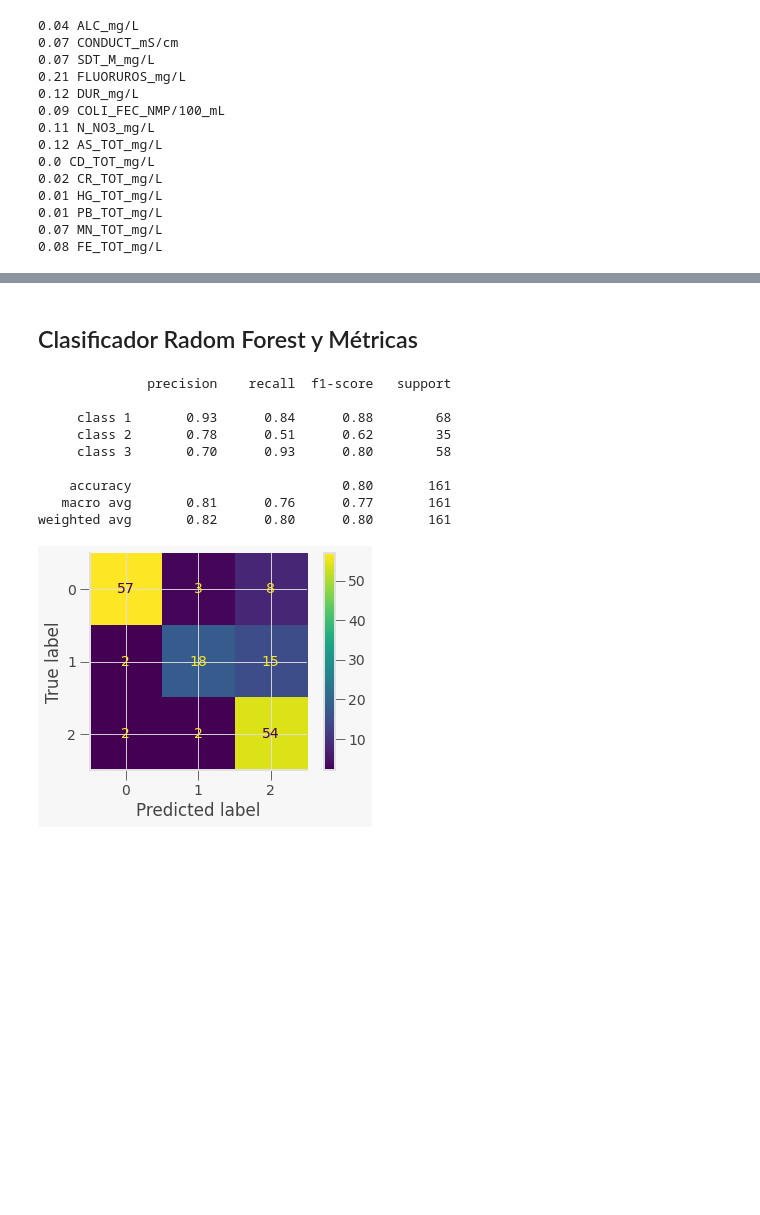
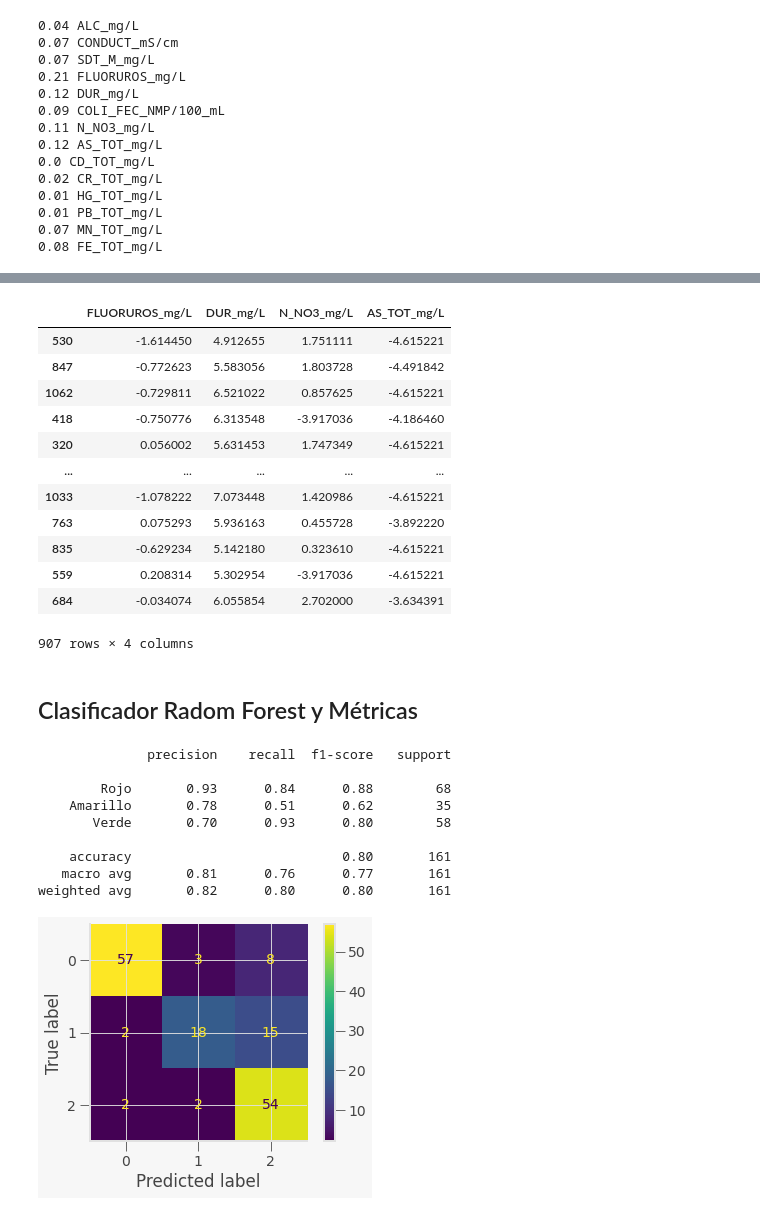
Before and after one commit to PosgradoMNA/actividades-del-projecto-cad_equipo_18, a Jupyter notebook: Equipo_18_Entrega_2_Aguas_Subterraneas.ipynb, the cells around one changed output, grey strips where cells are left out. Saved outputs shown, nothing was run; the diff lists cells and outputs as text; code cells hidden in the pictures; blank space fills up the shorter version.

```diff
--- a/Equipo_18_Entrega_2_Aguas_Subterraneas.ipynb
+++ b/Equipo_18_Entrega_2_Aguas_Subterraneas.ipynb
@@ -1116,6 +1121,22 @@ from sklearn.metrics import classification_report, ConfusionMatrixDisplay
 X = X[['FLUORUROS_mg/L','DUR_mg/L','N_NO3_mg/L','AS_TOT_mg/L']] #Seleccionando las caracteristicas numéricas de mayor importancia
 
 X_train, X_test, y_train, y_test = train_test_split(X, Y, train_size=0.85, random_state=0)
+# %%
+X_train
+# %% [output]
+|  | FLUORUROS_mg/L | DUR_mg/L | N_NO3_mg/L | AS_TOT_mg/L |
+| 530 | -1.614450 | 4.912655 | 1.751111 | -4.615221 |
+| 847 | -0.772623 | 5.583056 | 1.803728 | -4.491842 |
+| 1062 | -0.729811 | 6.521022 | 0.857625 | -4.615221 |
+| 418 | -0.750776 | 6.313548 | -3.917036 | -4.186460 |
+| 320 | 0.056002 | 5.631453 | 1.747349 | -4.615221 |
+| ... | ... | ... | ... | ... |
+| 1033 | -1.078222 | 7.073448 | 1.420986 | -4.615221 |
+| 763 | 0.075293 | 5.936163 | 0.455728 | -3.892220 |
+| 835 | -0.629234 | 5.142180 | 0.323610 | -4.615221 |
+| 559 | 0.208314 | 5.302954 | -3.917036 | -4.615221 |
+| 684 | -0.034074 | 6.055854 | 2.702000 | -3.634391 |
+907 rows × 4 columns
 # %% [markdown]
 ## Clasificador Radom Forest y Métricas
 # %%
@@ -1124,14 +1145,14 @@ rnd_clf = RandomForestClassifier(n_estimators=500, max_leaf_nodes=27,
 rnd_clf.fit(X_train, y_train)
 y_pred_rf = rnd_clf.predict(X_test)
 # %%
-target_names = ['class 1', 'class 2', 'class 3']
+target_names = ['Rojo', 'Amarillo', 'Verde']
 print(classification_report(y_test, y_pred_rf, target_names=target_names))
 # %% [output]
               precision    recall  f1-score   support
 
-     class 1       0.93      0.84      0.88        68
-     class 2       0.78      0.51      0.62        35
-     class 3       0.70      0.93      0.80        58
+        Rojo       0.93      0.84      0.88        68
+    Amarillo       0.78      0.51      0.62        35
+       Verde       0.70      0.93      0.80        58
 
     accuracy                           0.80       161
    macro avg       0.81      0.76      0.77       161
```
Also changed, not shown: parts of 2 cells of this notebook.
